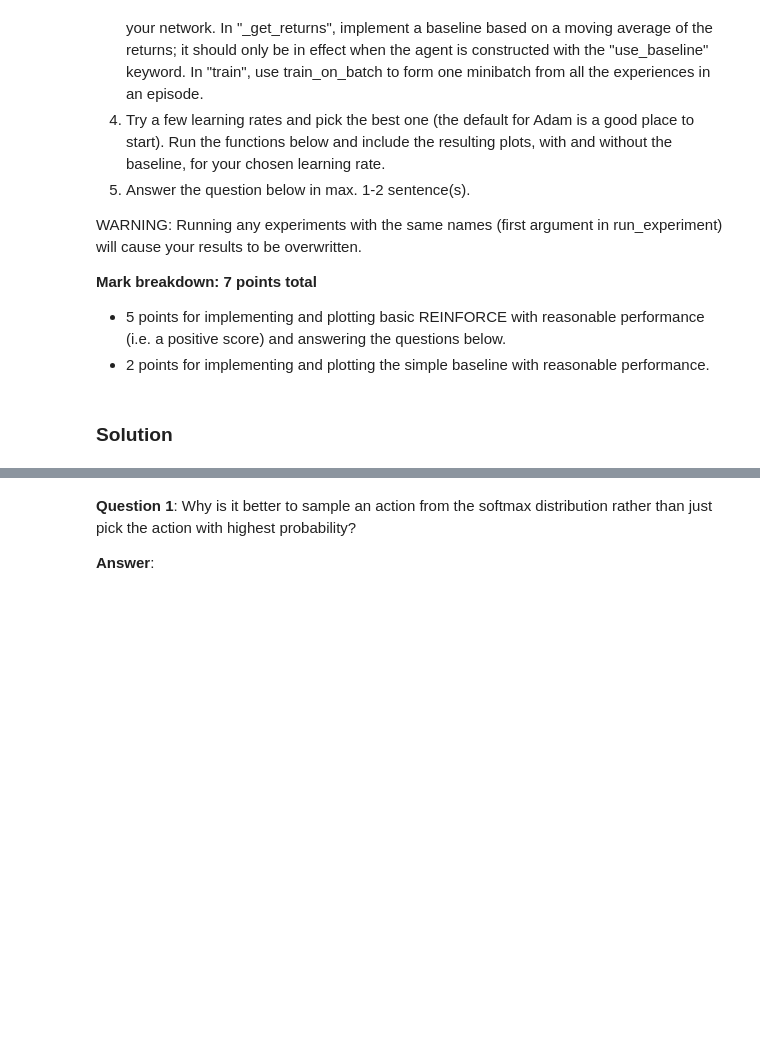
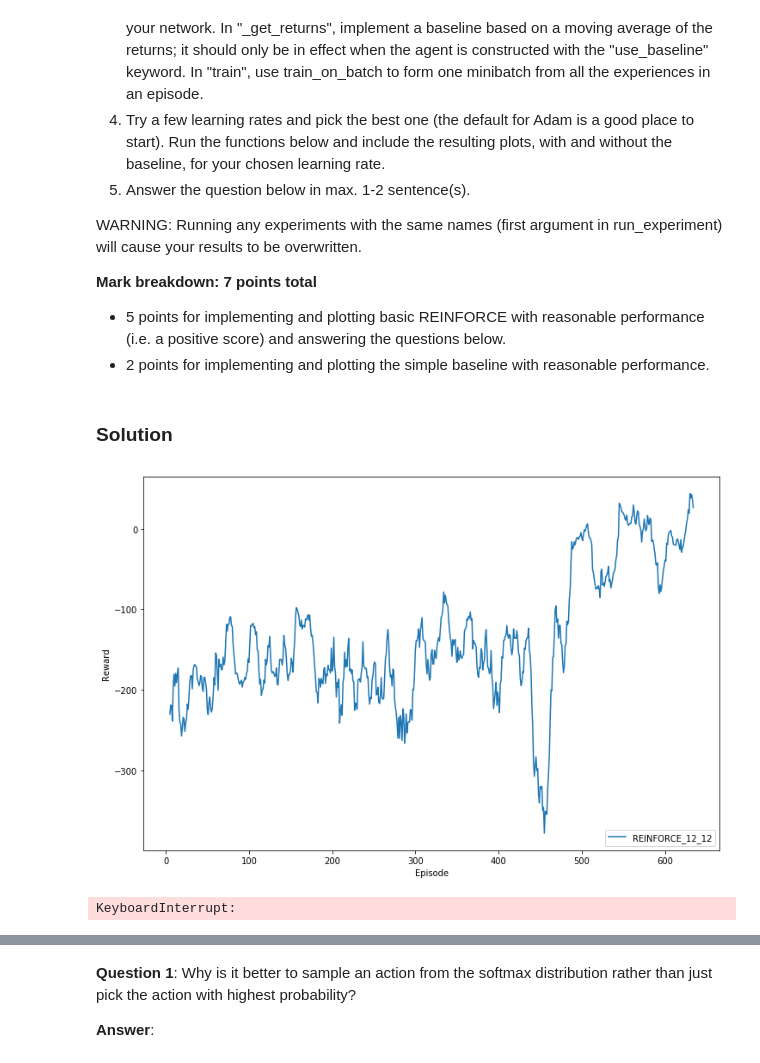
Before and after one commit to franckdess/ANN_Project3-Reinforcement_Learning, a Jupyter notebook: miniproject3_2019.ipynb, the cells around one changed output, grey strips where cells are left out. Saved outputs shown, nothing was run; the diff lists cells and outputs as text; code cells hidden in the pictures; blank space fills up the shorter version.

Commit message:
add adaptive baseline, correct moving average

```diff
--- a/miniproject3_2019.ipynb
+++ b/miniproject3_2019.ipynb
@@ -394,7 +409,10 @@ WARNING: Running any experiments with the same names (first argument in run_expe
 # %%
 #Supply a filename here to load results from disk
 results = Results()
-policy_learning_rate = 0.001
-episodes, agent = run_experiment("REINFORCE_12_08", discrete_env, 500, policy_learning_rate, baseline="simple")
+policy_learning_rate = 0.005
+episodes, agent = run_experiment("REINFORCE_12_12", discrete_env, num_episodes, policy_learning_rate, baseline="simple")
 #episodes, _ = run_experiment("REINFORCE (with baseline)", discrete_env, num_episodes, policy_learning_rate,
  #                            baseline='simple')
+# %% [output]
+[figure, added]
+KeyboardInterrupt:
```
Also changed, not shown: parts of 4 cells of this notebook.
